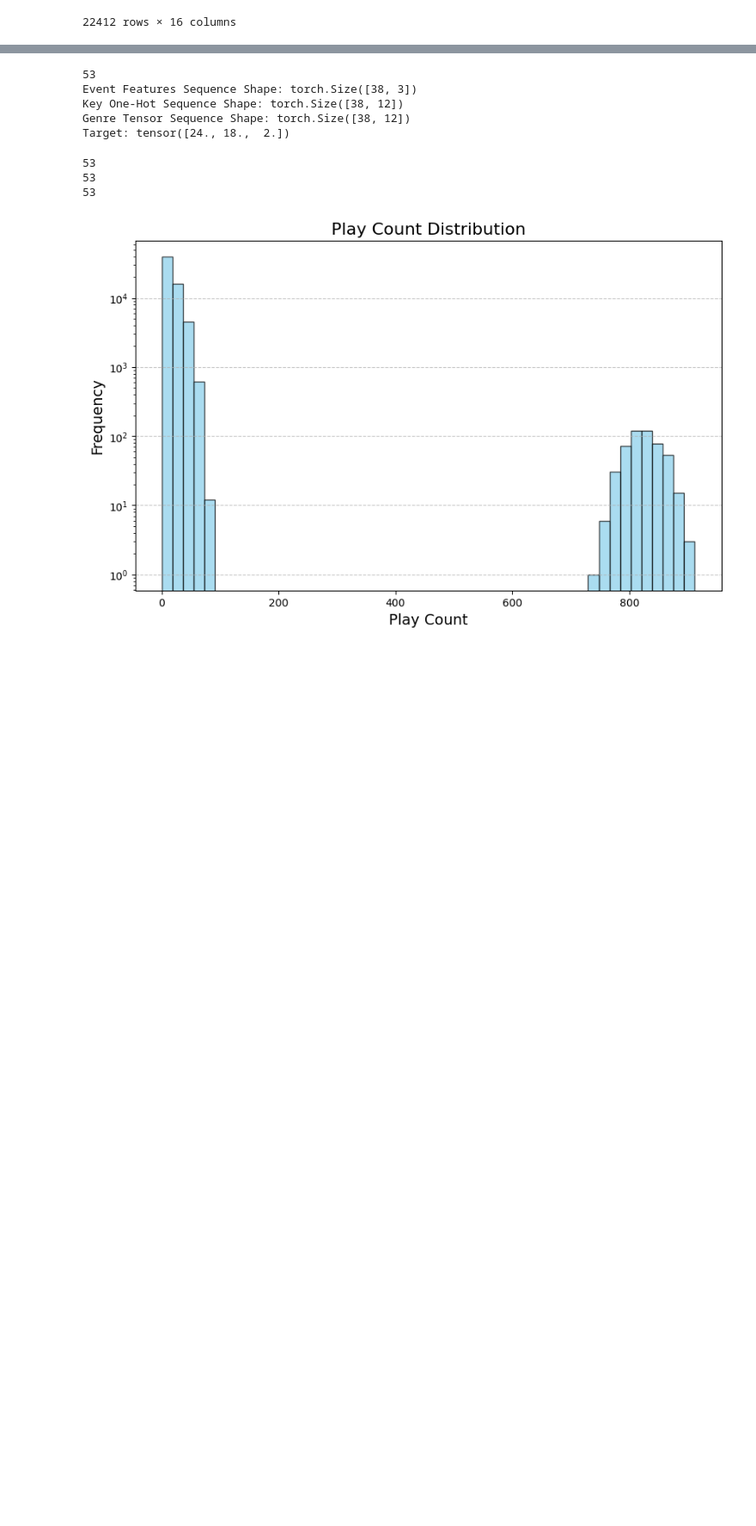
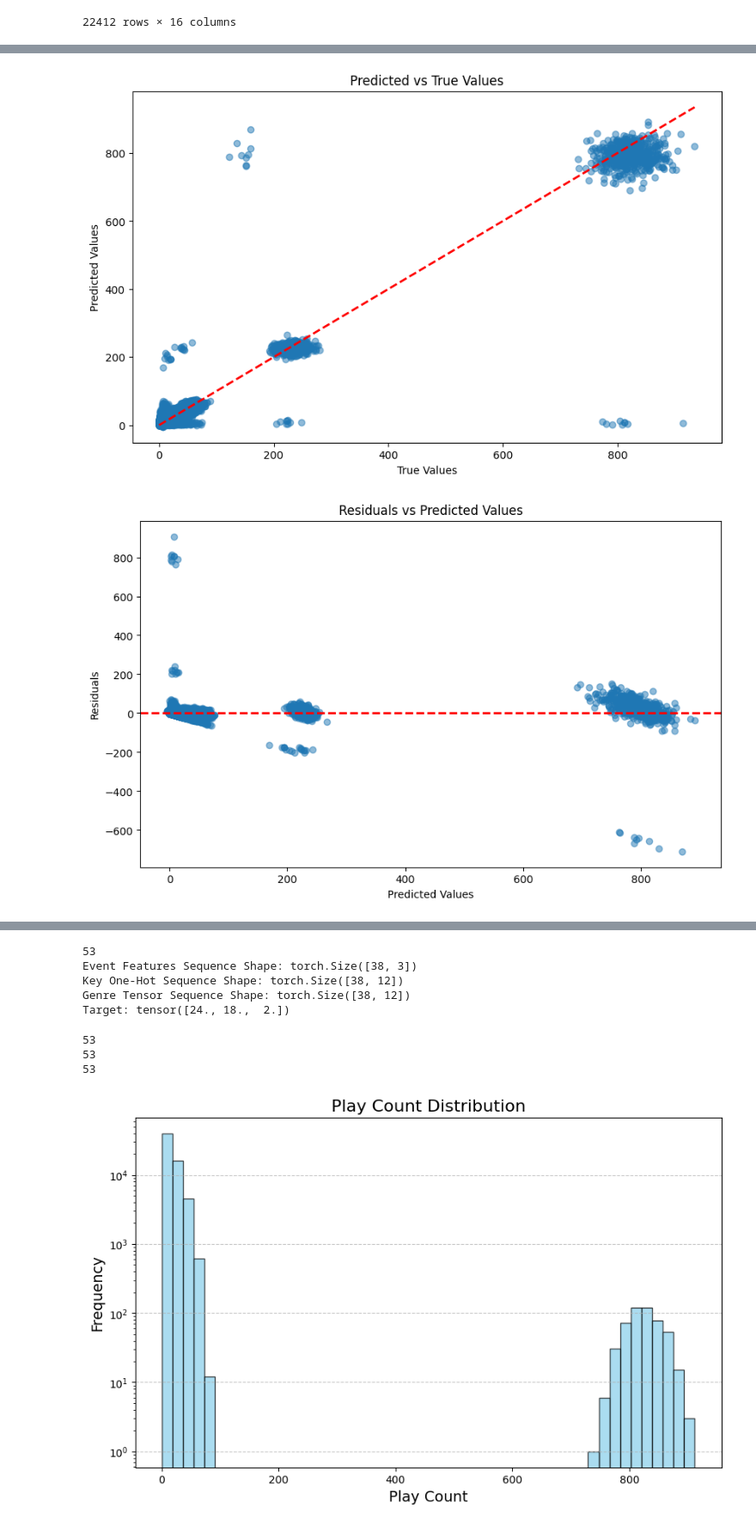
Before and after one commit to Kutyl87/IUM, a Jupyter notebook: notebooks/neural_model.ipynb, the cells around one changed output, grey strips where cells are left out. Shown: that part at 86% size. Saved outputs shown, nothing was run; the diff lists cells and outputs as text; code cells hidden in the pictures; blank space fills up the shorter version.

```diff
--- a/notebooks/neural_model.ipynb
+++ b/notebooks/neural_model.ipynb
@@ -453,0 +579,14 @@ tracks_artists
+# %%
+import torch
+import torch.nn as nn
+
+class LinearRegressionModel(nn.Module):
+    def __init__(self, input_size, sequence_length):
+        super(LinearRegressionModel, self).__init__()
+        # Flatten the input sequence and apply a linear layer to get 3 output values per sample
+        self.flatten = nn.Flatten(start_dim=1)  # Flatten the sequence dimension
+        self.linear = nn.Linear(input_size * sequence_length, 3)  # 3 outputs (play, like, skip)
+
+    def forward(self, x):
+        x = self.flatten(x)  # Flatten the input tensor
+        return self.linear(x)
@@ -453,0 +746,34 @@ tracks_artists
+# %%
+# Plotting predicted vs true values
+plt.figure(figsize=(10, 6))
+plt.scatter(y_true.numpy(), y_pred.numpy(), alpha=0.5)
+plt.plot([y_true.min(), y_true.max()], [y_true.min(), y_true.max()], 'r--', lw=2)
+plt.xlabel('True Values')
+plt.ylabel('Predicted Values')
+plt.title('Predicted vs True Values')
+plt.show()
+
+# Plotting residuals (errors)
+residuals = y_true - y_pred
+plt.figure(figsize=(10, 6))
+plt.scatter(y_pred.numpy(), residuals.numpy(), alpha=0.5)
+plt.axhline(y=0, color='r', linestyle='--', lw=2)
+plt.xlabel('Predicted Values')
+plt.ylabel('Residuals')
+plt.title('Residuals vs Predicted Values')
+plt.show()
+
+# Plotting Mean Squared Error over epochs (if you have epoch-wise MSEs)
+# Assuming `epoch_mse` is a list or array holding MSE values for each epoch
+# epoch_mse = [value for each epoch]
+
+# plt.figure(figsize=(10, 6))
+# plt.plot(range(epochs), epoch_mse, label='MSE')
+# plt.xlabel('Epochs')
+# plt.ylabel('Mean Squared Error')
+# plt.title('Training MSE Over Epochs')
+# plt.legend()
+# plt.show()
+# %% [output]
+[figure, added]
+[figure, added]
```
Also changed, not shown: parts of 30 cells of this notebook, 2 other files.
